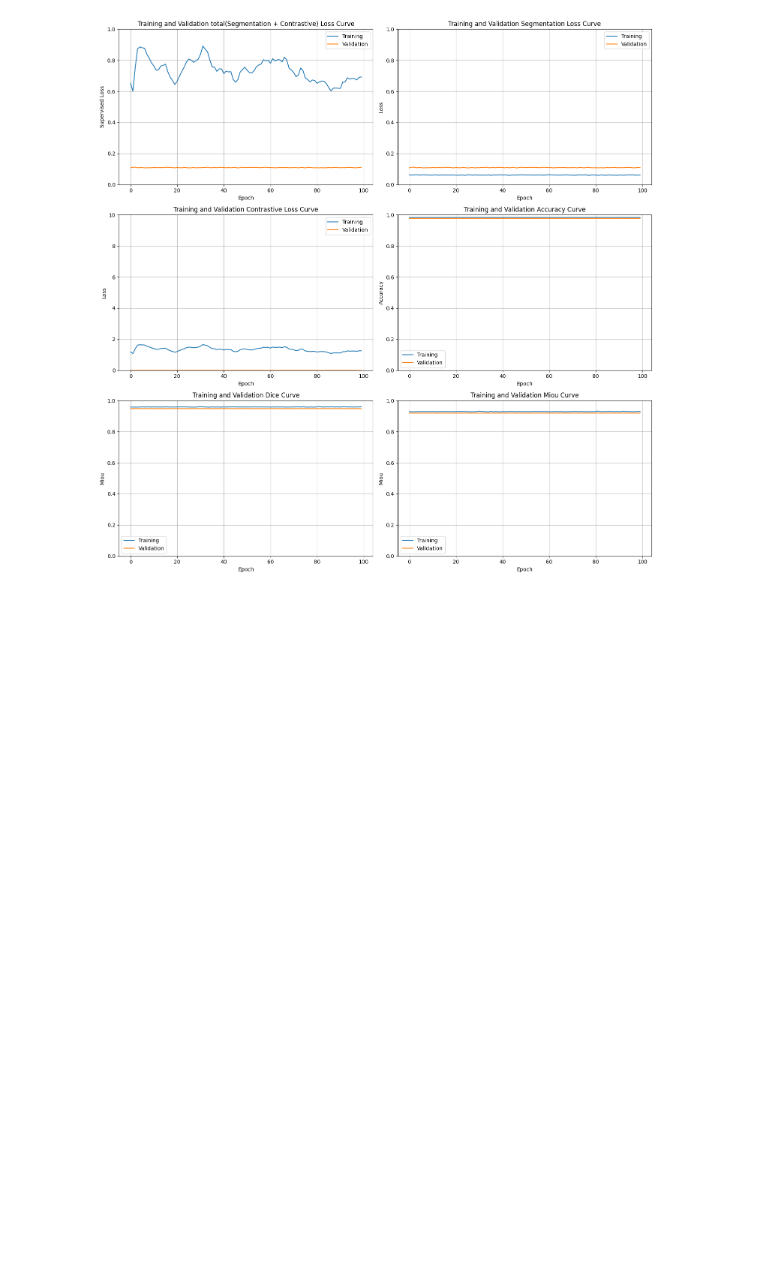
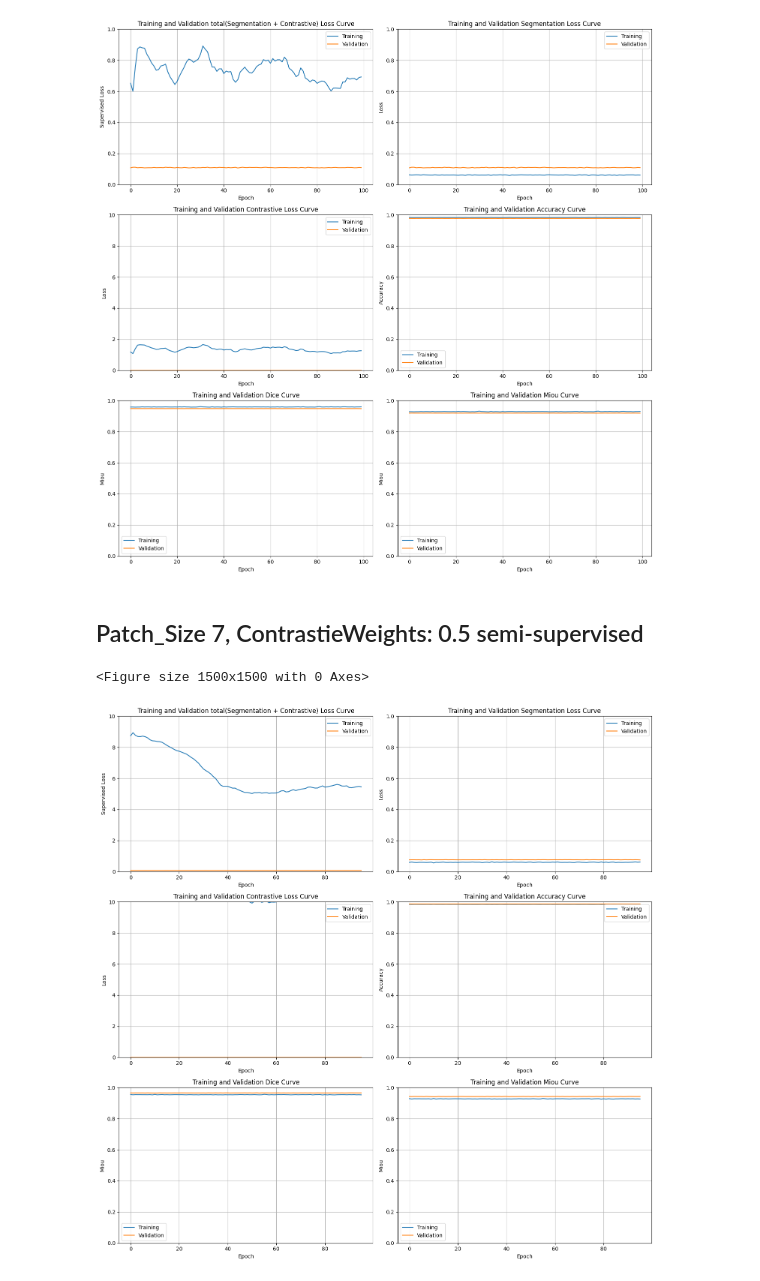
Before and after one commit to Yang-Jiaxiang/PatchCL-MedSeg-Louis, a Jupyter notebook: Loss_curve.ipynb, the cells around one changed output. Cells and saved outputs as stored; diff of their text form; code cells hidden in the pictures; blank space fills up the shorter version.

```diff
--- a/Loss_curve.ipynb
+++ b/Loss_curve.ipynb
@@ -172,3 +172,12 @@ plotCurve(df)
 # %% [output]
 <Figure size 1500x1500 with 0 Axes>
 [figure]
+# %% [markdown]
+## Patch_Size 7, ContrastieWeights: 0.5 semi-supervised
+# %%
+csv_file_path = 'output/loss_7-0.5_SSL-reliable-st1.csv'  # 請將此處替換為你的 CSV 檔案路徑
+df = readCSV(csv_file_path)
+plotCurve(df, weight=1)
+# %% [output]
+<Figure size 1500x1500 with 0 Axes>
+[figure, added]
```
Also changed, not shown: 5 other files.
